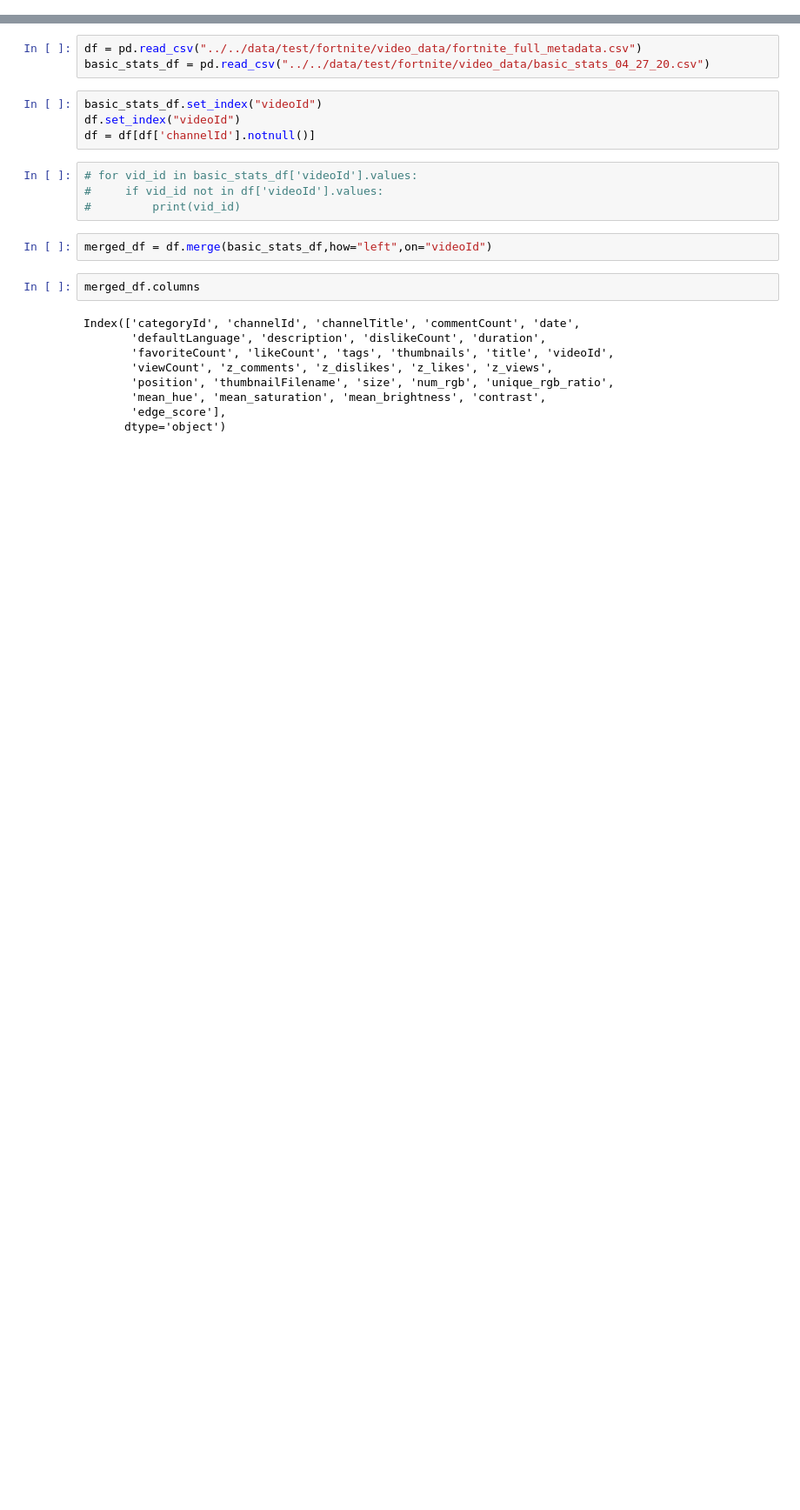
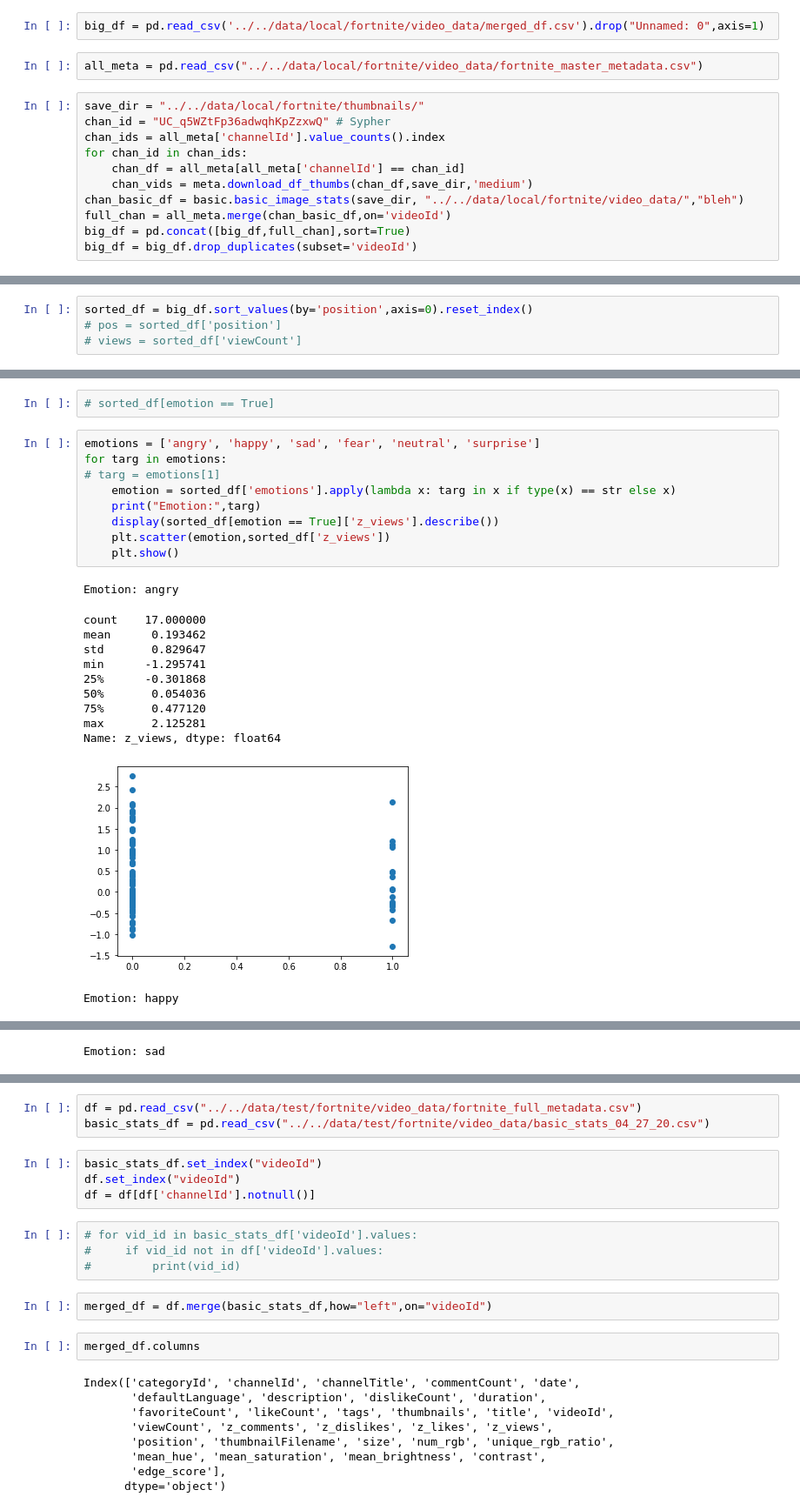
Before and after one commit to codencoding/Red-Means-Go, a Jupyter notebook: notebooks/eda/cwynne_combined_analysis.ipynb, the cells around one changed output, grey strips where cells are left out. Shown at 87% size. Saved outputs shown, nothing was run; the diff lists cells and outputs as text; blank space fills up the shorter version.

```diff
--- a/notebooks/eda/cwynne_combined_analysis.ipynb
+++ b/notebooks/eda/cwynne_combined_analysis.ipynb
@@ -6,0 +16,15 @@ from datetime import datetime
+# %%
+big_df = pd.read_csv('../../data/local/fortnite/video_data/merged_df.csv').drop("Unnamed: 0",axis=1)
+# %%
+all_meta = pd.read_csv("../../data/local/fortnite/video_data/fortnite_master_metadata.csv")
+# %%
+save_dir = "../../data/local/fortnite/thumbnails/"
+chan_id = "UC_q5WZtFp36adwqhKpZzxwQ" # Sypher
+chan_ids = all_meta['channelId'].value_counts().index
+for chan_id in chan_ids:
+    chan_df = all_meta[all_meta['channelId'] == chan_id]
+    chan_vids = meta.download_df_thumbs(chan_df,save_dir,'medium')
+chan_basic_df = basic.basic_image_stats(save_dir, "../../data/local/fortnite/video_data/","bleh")
+full_chan = all_meta.merge(chan_basic_df,on='videoId')
+big_df = pd.concat([big_df,full_chan],sort=True)
+big_df = big_df.drop_duplicates(subset='videoId')
@@ -6,0 +55,4 @@ from datetime import datetime
+# %%
+sorted_df = big_df.sort_values(by='position',axis=0).reset_index()
+# pos = sorted_df['position']
+# views = sorted_df['viewCount']
@@ -6,0 +63,24 @@ from datetime import datetime
+# %%
+# sorted_df[emotion == True]
+# %%
+emotions = ['angry', 'happy', 'sad', 'fear', 'neutral', 'surprise']
+for targ in emotions:
+# targ = emotions[1]
+    emotion = sorted_df['emotions'].apply(lambda x: targ in x if type(x) == str else x)
+    print("Emotion:",targ)
+    display(sorted_df[emotion == True]['z_views'].describe())
+    plt.scatter(emotion,sorted_df['z_views'])
+    plt.show()
+# %% [output]
+Emotion: angry
+count    17.000000
+mean      0.193462
+std       0.829647
+min      -1.295741
+25%      -0.301868
+50%       0.054036
+75%       0.477120
+max       2.125281
+Name: z_views, dtype: float64
+[figure, added]
+Emotion: happy
@@ -6,0 +97 @@ from datetime import datetime
+Emotion: sad
```
Also changed, not shown: parts of 40 cells of this notebook, 1 other file.
